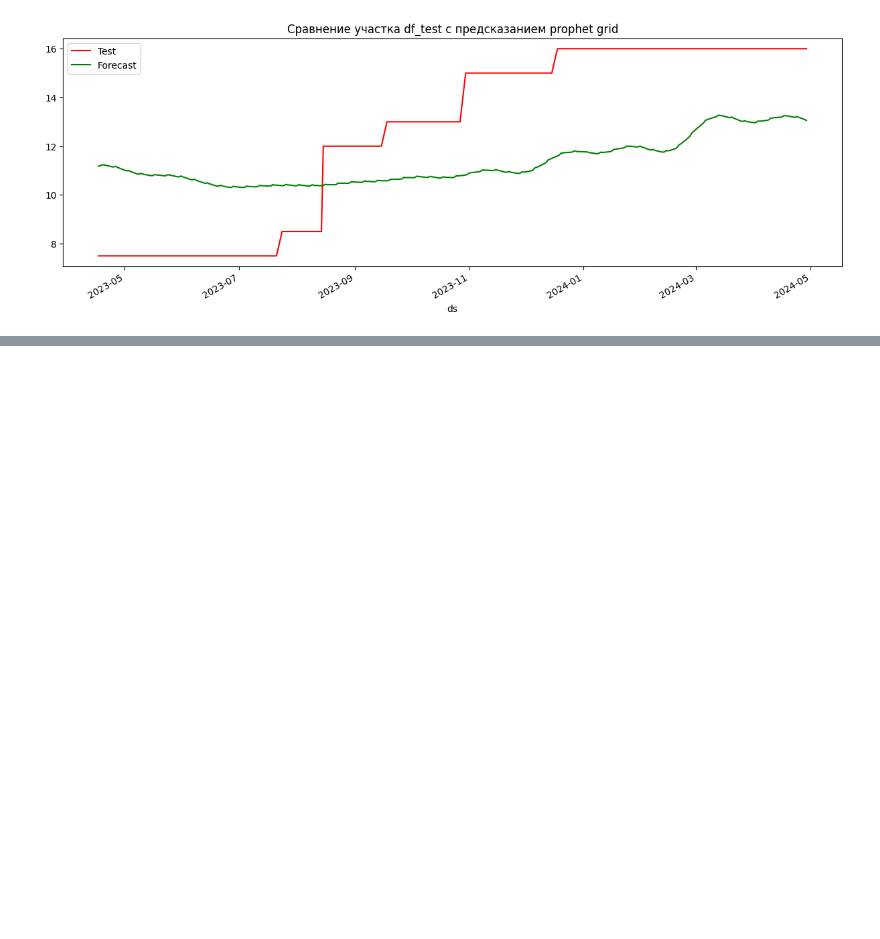
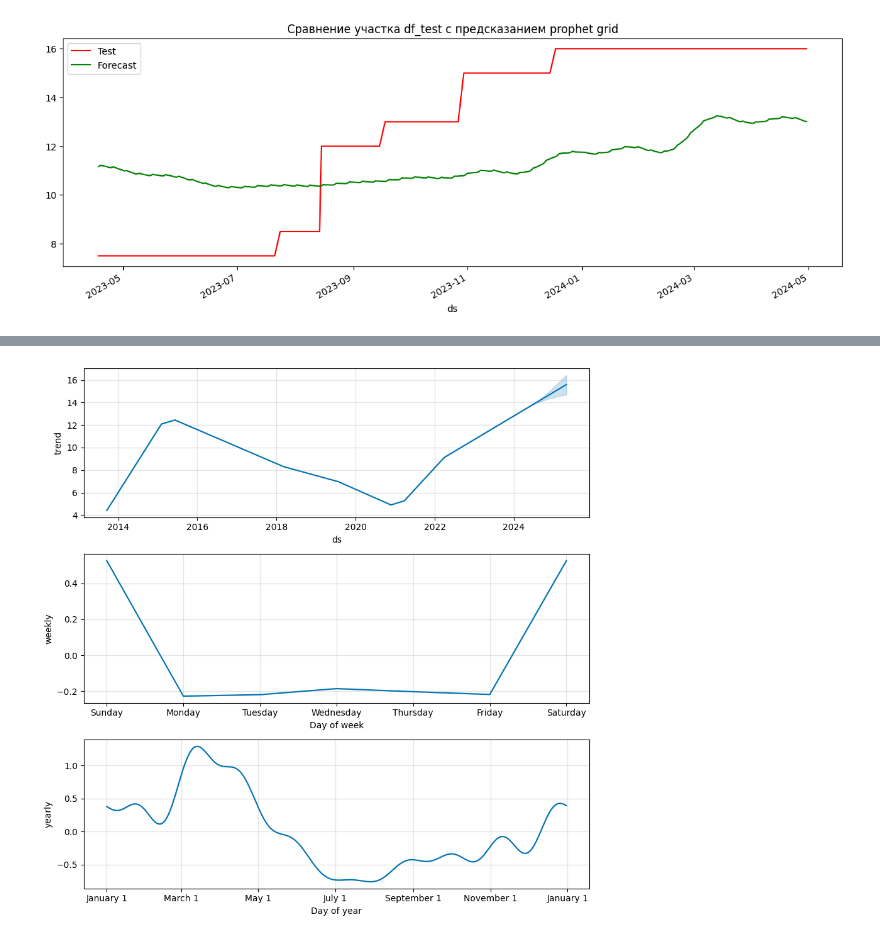
Before and after one commit to myxa95/01_Prediction_of_the_key_rate_in_the_Russian_Federation, a Jupyter notebook: notebooks/Baseline_Tuning.ipynb, the cells around one changed output, grey strips where cells are left out. Cells and saved outputs as stored; diff of their text form; code cells hidden in the pictures; blank space fills up the shorter version.

```diff
--- a/notebooks/Baseline_Tuning.ipynb
+++ b/notebooks/Baseline_Tuning.ipynb
@@ -392,0 +449,6 @@ with open('../backend/final_test_model.json', 'w') as fout:
+# %%
+# Смотрим тренд, годовые и сезонные признаки
+fig = model_baseline.plot_components(forecast)
+plt.show()
+# %% [output]
+[figure, added]
```
Also changed, not shown: parts of 27 cells of this notebook, 7 other files.
